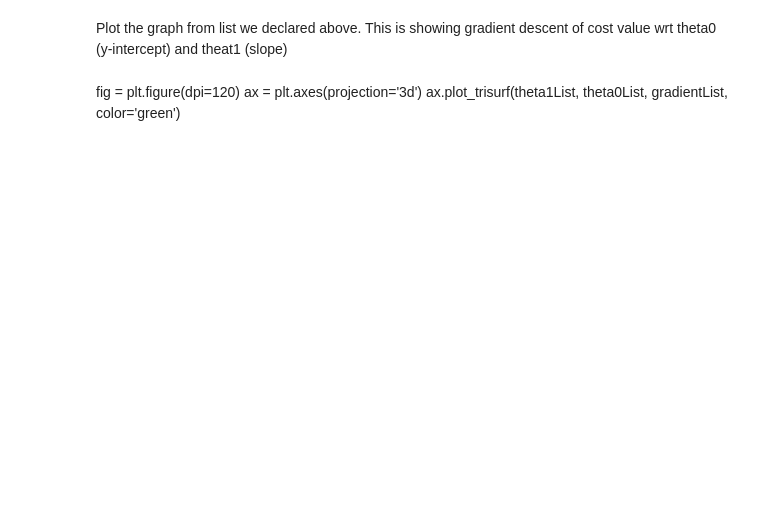
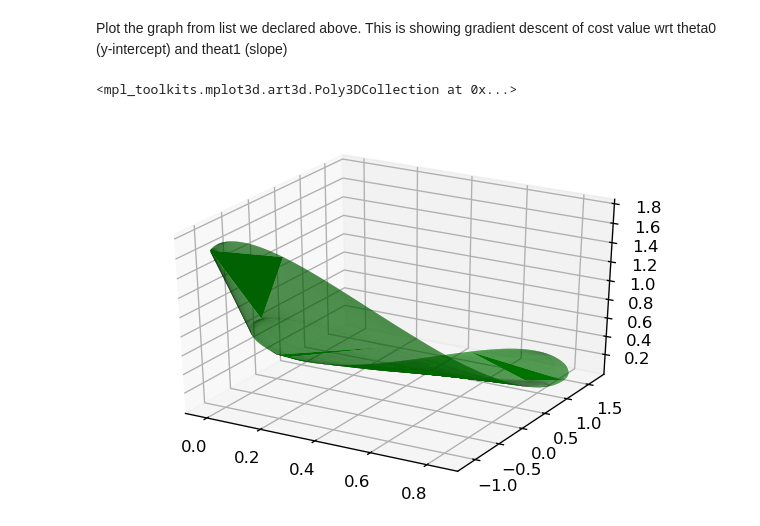
Before and after one commit to myke11j/ml-snippets, a Jupyter notebook: hr-insights/notebook/linear-regression-predict-one-vraiable.ipynb, the cells around one changed output. Cells and saved outputs as stored; diff of their text form; code cells hidden in the pictures; blank space fills up the shorter version.

Commit message:
Add notebook plot

```diff
--- a/hr-insights/notebook/linear-regression-predict-one-vraiable.ipynb
+++ b/hr-insights/notebook/linear-regression-predict-one-vraiable.ipynb
@@ -84,6 +101,9 @@ print("After %d iterations b = %f, m = %f, error = %f" % (num_iterations, costTh
 # %% [markdown]
 Plot the graph from list we declared above. This is showing gradient descent of cost value wrt theta0 (y-intercept) and theat1 (slope)
-# %% [markdown]
-fig = plt.figure(dpi=120)
-ax = plt.axes(projection='3d')
-ax.plot_trisurf(theta1List, theta0List, gradientList, color='green')
+# %%
+fig = plt.figure(dpi=120)
+ax = plt.axes(projection='3d')
+ax.plot_trisurf(theta1List, theta0List, gradientList, color='green')
+# %% [output]
+<mpl_toolkits.mplot3d.art3d.Poly3DCollection at 0x...>
+[figure, added]
```
Also changed, not shown: parts of 4 cells of this notebook.
